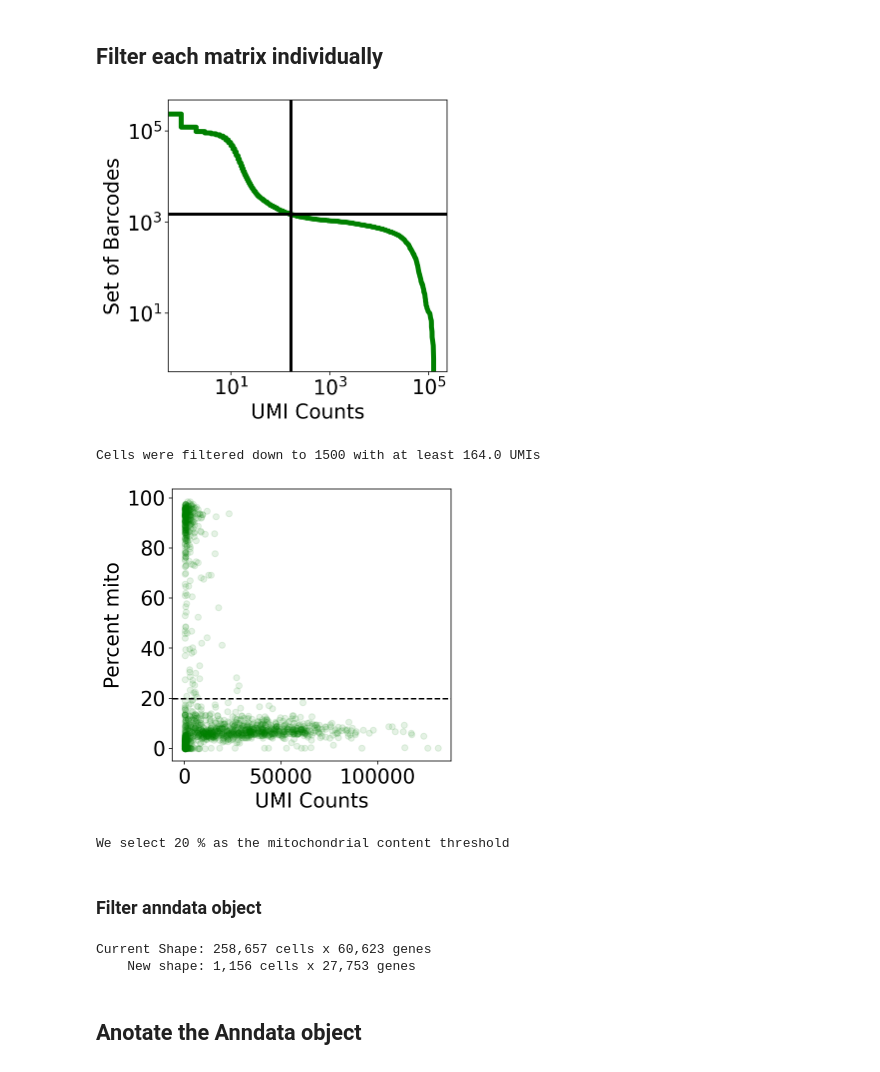
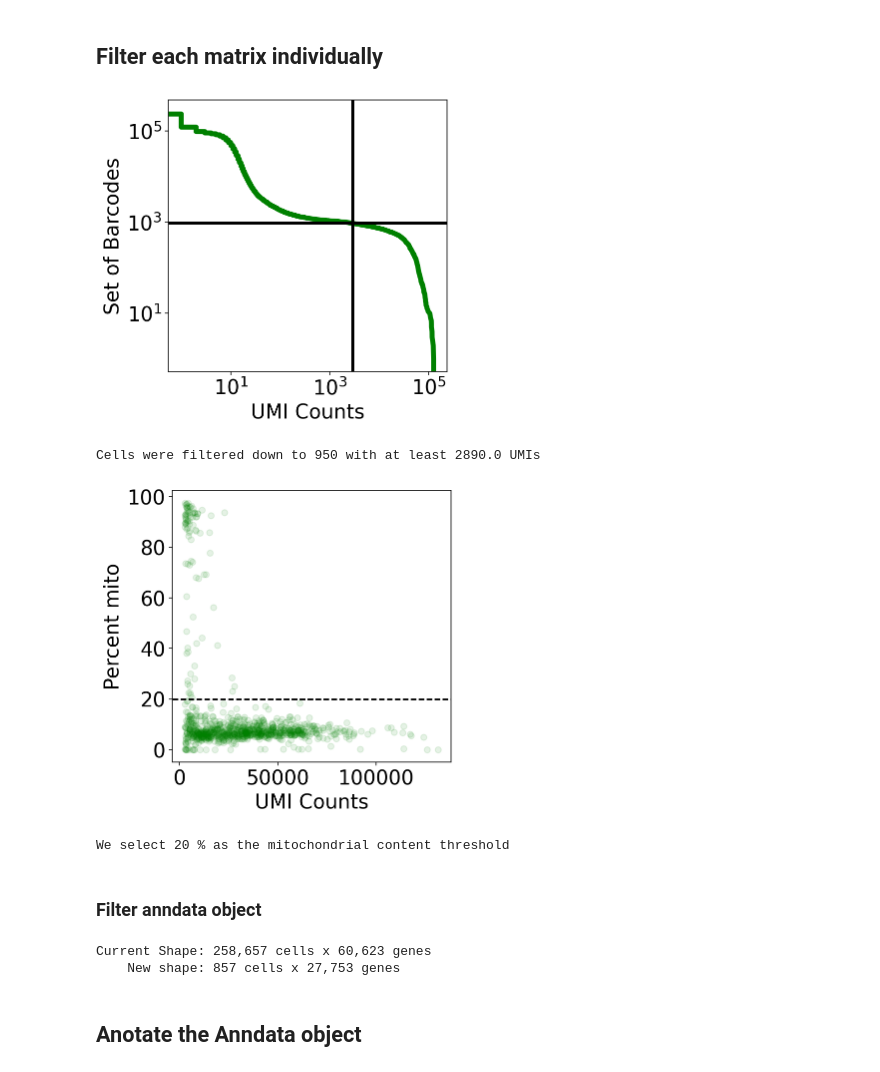
Before and after one commit to agalvezm/ACE2_scRNAseq, a Jupyter notebook: notebooks_countmatrices/GSE103918_GSM2786157.ipynb, the cells around one changed output. Cells and saved outputs as stored; diff of their text form; code cells hidden in the pictures.

```diff
--- a/notebooks_countmatrices/GSE103918_GSM2786157.ipynb
+++ b/notebooks_countmatrices/GSE103918_GSM2786157.ipynb
@@ -333,7 +333,7 @@ gene_threshold = 3
 mito_criteria = 30
 # %%
 
-expected_num_cells = 1500#@param {type:"integer"}
+expected_num_cells = 950#@param {type:"integer"}
 knee = np.sort(nd(results[sample_id[i]].X.sum(axis=1)))[::-1]
 
 fig, ax = plt.subplots(figsize=(5, 5))
@@ -353,36 +353,36 @@ plt.show()
 
 cell_threshold = knee[expected_num_cells]
 
 results["cell_threshold" + sample_id[samp_n]] = knee[expected_num_cells]
 
 print ("Cells were filtered down to " + str(expected_num_cells) + " with at least " + str(cell_threshold) + " UMIs")
 
 
 mito_criteria = 20#@param {type:"integer"}
 results["mito_criteria" + sample_id[samp_n]] = mito_criteria
 
 fig, ax = plt.subplots(figsize=(5,5))
 
 
 x = nd(results[sample_id[i]].obs["cell_counts"][results[sample_id[i]].obs["cell_counts"] > cell_threshold])
 y = nd(results[sample_id[i]].obs["percent_mito"][results[sample_id[i]].obs["cell_counts"] > cell_threshold])
 
 ax.scatter(x, y, color="green", alpha=0.1)
 
 ax.axhline(y=mito_criteria, linestyle="--", color="k")
 
 
 ax.set_xlabel("UMI Counts")
 ax.set_ylabel("Percent mito")
 
 
 plt.show()
 
 print("We select " + str(mito_criteria) + " % as the mitochondrial content threshold")
 # %% [output]
-[figure, old version]
+[figure, new version]
-Cells were filtered down to 1500 with at least 164.0 UMIs
+Cells were filtered down to 950 with at least 2890.0 UMIs
-[figure, old version]
+[figure, new version]
 We select 20 % as the mitochondrial content threshold
 # %% [markdown]
 ### Filter anndata object
@@ -400,7 +400,7 @@ for i in range(number_of_samples):
   results["data_" + sample_id[i]] = results[sample_id[i]][cell_mask, gene_mask]
 # %% [output]
 Current Shape: 258,657 cells x 60,623 genes
-    New shape: 1,156 cells x 27,753 genes
+    New shape: 857 cells x 27,753 genes
 # %% [markdown]
 ## Anotate the Anndata object
 # %%
```
Also changed, not shown: parts of 6 cells of this notebook.
